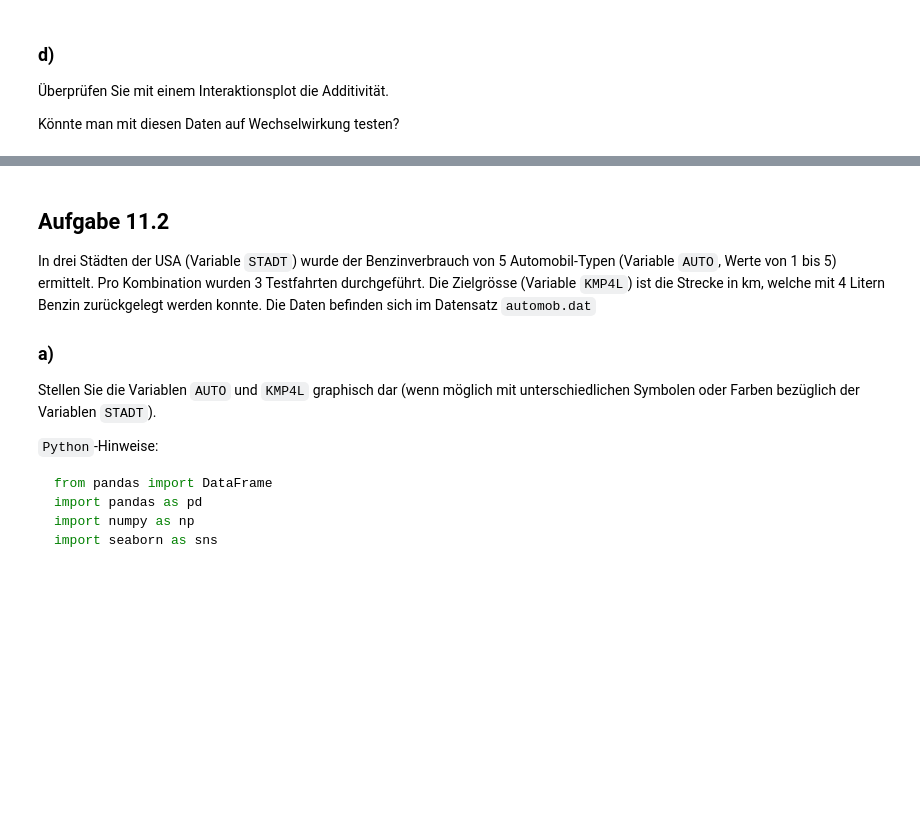
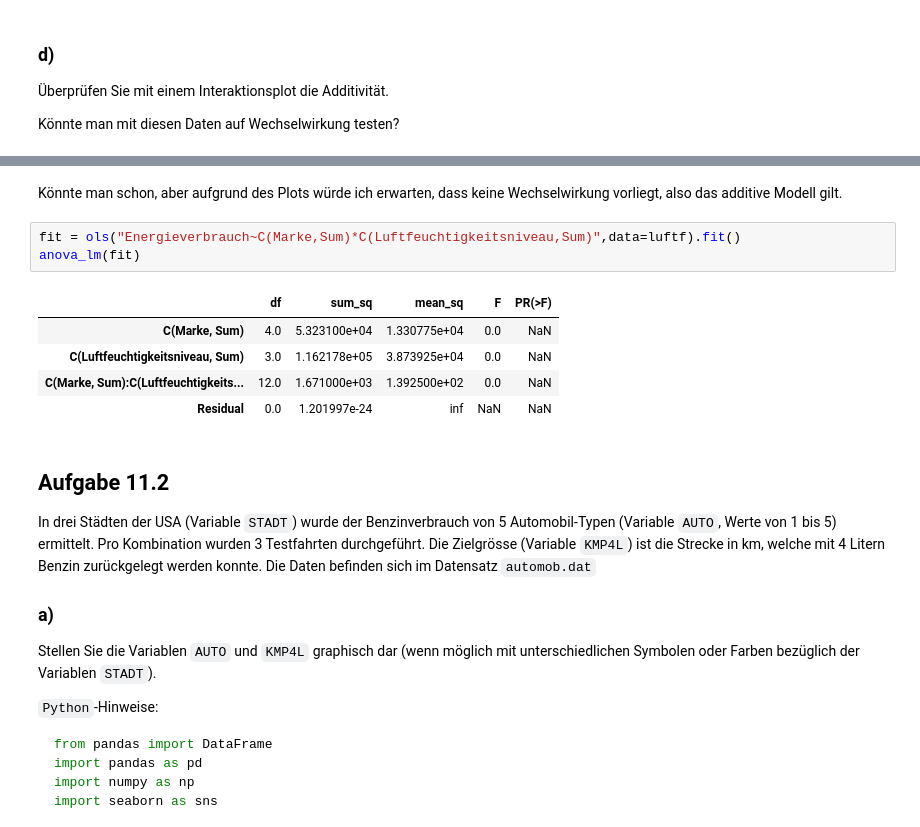
Before and after one commit to KilnOfTheSecondFlame/STAT_HS18_Exercises, a Jupyter notebook: 11_Exercise11/11_Exercise 11.ipynb, the cells around one changed output, grey strips where cells are left out. Drawn from its saved outputs; the diff is of its cells as text; blank space fills up the shorter version.

```diff
--- a/11_Exercise11/11_Exercise 11.ipynb
+++ b/11_Exercise11/11_Exercise 11.ipynb
@@ -61,3 +104,14 @@ Könnte man mit diesen Daten auf Wechselwirkung testen?
+# %% [markdown]
+Könnte man schon, aber aufgrund des Plots würde ich erwarten, dass keine Wechselwirkung vorliegt, also das additive Modell gilt.
+# %%
+fit = ols("Energieverbrauch~C(Marke,Sum)*C(Luftfeuchtigkeitsniveau,Sum)",data=luftf).fit()
+anova_lm(fit)
+# %% [output]
+|  | df | sum_sq | mean_sq | F | PR(>F) |
+| C(Marke, Sum) | 4.0 | 5.323100e+04 | 1.330775e+04 | 0.0 | NaN |
+| C(Luftfeuchtigkeitsniveau, Sum) | 3.0 | 1.162178e+05 | 3.873925e+04 | 0.0 | NaN |
+| C(Marke, Sum):C(Luftfeuchtigkeits... | 12.0 | 1.671000e+03 | 1.392500e+02 | 0.0 | NaN |
+| Residual | 0.0 | 1.201997e-24 | inf | NaN | NaN |
 # %% [markdown]
 ## Aufgabe 11.2
 
```
Also changed, not shown: parts of 5 cells of this notebook.
